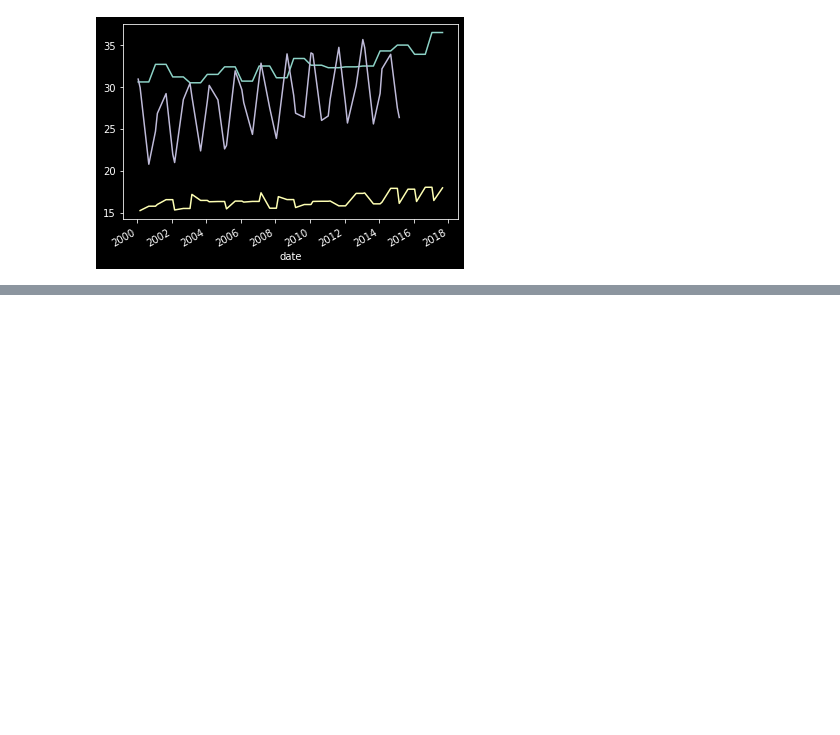
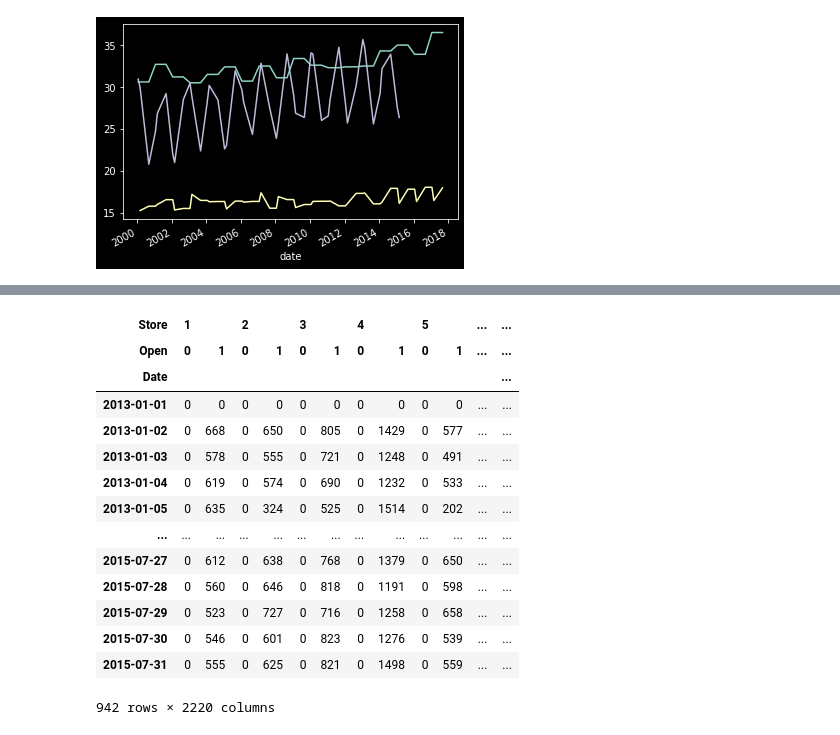
Before and after one commit to wallyliu2/py_Data_Manupulation, a Jupyter notebook: PyDataManupulation.ipynb, the cells around one changed output, grey strips where cells are left out. Saved outputs shown, nothing was run; the diff lists cells and outputs as text; code cells hidden in the pictures; blank space fills up the shorter version.

```diff
--- a/PyDataManupulation.ipynb
+++ b/PyDataManupulation.ipynb
@@ -2773,0 +3164,7 @@ df_tmp.plot("date", df_tmp.columns[1:], legend=False);
+# %%
+import pandas as pd
+import seaborn as sb
+
+dfo = pd.read_csv("train.csv", low_memory=False)
+dfo.dropna()
+dfo.head()
@@ -2773,0 +3178,4 @@ df_tmp.plot("date", df_tmp.columns[1:], legend=False);
+# %%
+df = dfo.set_index(["Store", "Date"])
+df = df.sort_index()
+df.head()
@@ -2773,0 +3274,18 @@ df_tmp.plot("date", df_tmp.columns[1:], legend=False);
+# %%
+df2.Customers.unstack(level=["Store", "Open"], fill_value=0)
+# %% [output]
+| Store | 1 |  | 2 |  | 3 |  | 4 |  | 5 |  | ... | ... |
+| Open | 0 | 1 | 0 | 1 | 0 | 1 | 0 | 1 | 0 | 1 | ... | ... |
+| Date |  |  |  |  |  |  |  |  |  |  |  | ... |
+| 2013-01-01 | 0 | 0 | 0 | 0 | 0 | 0 | 0 | 0 | 0 | 0 | ... | ... |
+| 2013-01-02 | 0 | 668 | 0 | 650 | 0 | 805 | 0 | 1429 | 0 | 577 | ... | ... |
+| 2013-01-03 | 0 | 578 | 0 | 555 | 0 | 721 | 0 | 1248 | 0 | 491 | ... | ... |
+| 2013-01-04 | 0 | 619 | 0 | 574 | 0 | 690 | 0 | 1232 | 0 | 533 | ... | ... |
+| 2013-01-05 | 0 | 635 | 0 | 324 | 0 | 525 | 0 | 1514 | 0 | 202 | ... | ... |
+| ... | ... | ... | ... | ... | ... | ... | ... | ... | ... | ... | ... | ... |
+| 2015-07-27 | 0 | 612 | 0 | 638 | 0 | 768 | 0 | 1379 | 0 | 650 | ... | ... |
+| 2015-07-28 | 0 | 560 | 0 | 646 | 0 | 818 | 0 | 1191 | 0 | 598 | ... | ... |
+| 2015-07-29 | 0 | 523 | 0 | 727 | 0 | 716 | 0 | 1258 | 0 | 658 | ... | ... |
+| 2015-07-30 | 0 | 546 | 0 | 601 | 0 | 823 | 0 | 1276 | 0 | 539 | ... | ... |
+| 2015-07-31 | 0 | 555 | 0 | 625 | 0 | 821 | 0 | 1498 | 0 | 559 | ... | ... |
+942 rows × 2220 columns
```
Also changed, not shown: parts of 54 cells of this notebook, 9 other files.
